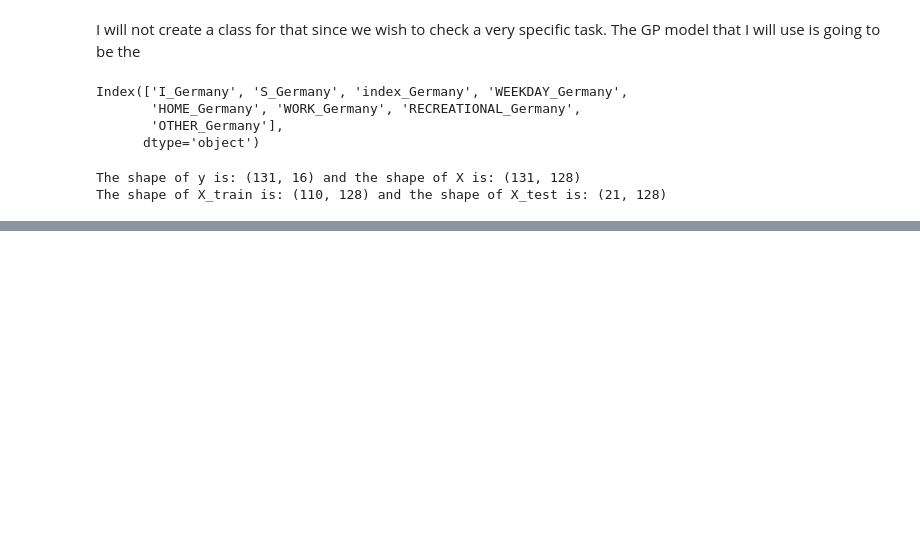
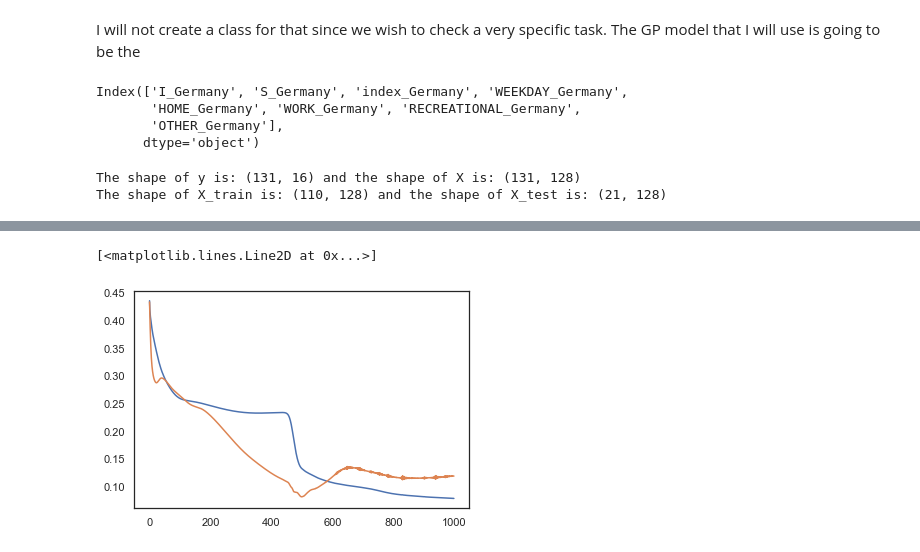
Before and after one commit to epidemic-research-team/epidemic-gaussian-process, a Jupyter notebook: Countries Multioutput.ipynb, the cells around one changed output, grey strips where cells are left out. Saved outputs shown, nothing was run; the diff lists cells and outputs as text; code cells hidden in the pictures; blank space fills up the shorter version.

```diff
--- a/Countries Multioutput.ipynb
+++ b/Countries Multioutput.ipynb
@@ -359,0 +407,2 @@ kern_list
+# %%
+final_data_US = final_data_US[final_data_US.Updated<="2020-06-24"] # To be consistent with the multioutput
@@ -359,0 +441,43 @@ kern_list
+# %%
+# create SVGP model
+m = gpflow.models.SVGP(kernel, gpflow.likelihoods.Gaussian(), inducing_variable=Zinit)
+# %%
+# Use natural gradients to optimise the variational parameters
+set_trainable(m.q_mu, False)
+set_trainable(m.q_sqrt, False)
+
+# use Adam to optimise the kernel parameters
+adam_opt = tf.optimizers.Adam(0.01)
+natgrad_opt = NaturalGradient(gamma=0.1)
+
+variational_params = [(m.q_mu, m.q_sqrt)]
+
+train_loss = m.training_loss_closure((X_train, y_train))
+# %%
+logf_sop = []
+length1_sop = []
+length2_sop = []
+rmse_sop = []
+test_rmse_sop = []
+
+for _ in range(ci_niter(1000)):
+    natgrad_opt.minimize(train_loss, var_list=variational_params)
+    adam_opt.minimize(train_loss, var_list=m.trainable_variables)
+    elbo = -train_loss().numpy()
+    logf_sop.append(elbo)
+
+    # For this particular kernel we take Germany [0], Squared Exp ARD [0] and the I and recreational lengthscales
+    length1_sop.append(m.kernel.kernels[0].lengthscales[0].numpy())
+    length2_sop.append(m.kernel.kernels[0].lengthscales[6].numpy())
+
+    mean_predict, _ = m.predict_y(X_train)
+    rmse_sop.append(np.sqrt(np.mean((y_train - mean_predict)**2)))
+
+    mean_predict, _ = m.predict_y(X_test)
+    test_rmse_sop.append(np.sqrt(np.mean((y_test - mean_predict)**2)))
+# %%
+plt.plot(np.array(rmse_sop))
+plt.plot(np.array(test_rmse_sop))
+# %% [output]
+[<matplotlib.lines.Line2D at 0x...>]
+[figure, added]
```
Also changed, not shown: parts of 21 cells of this notebook.
